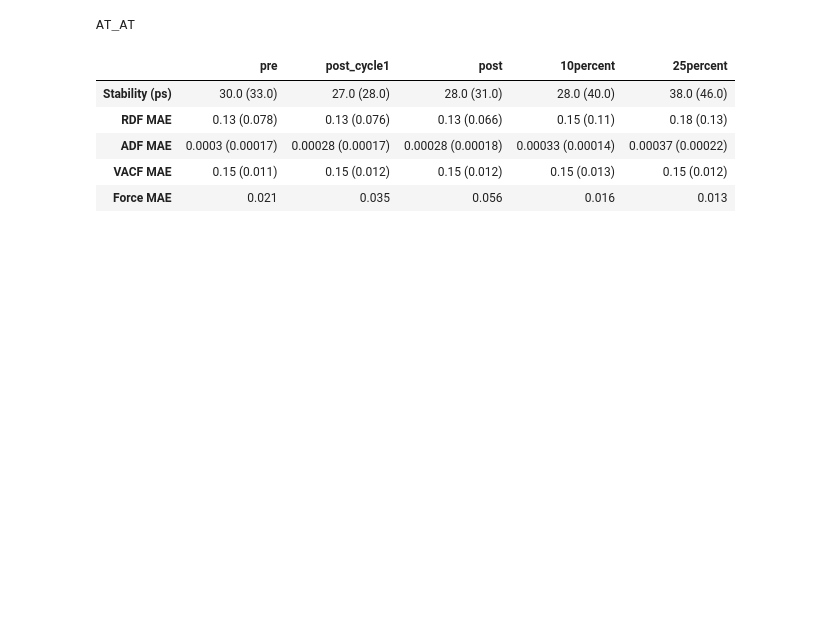
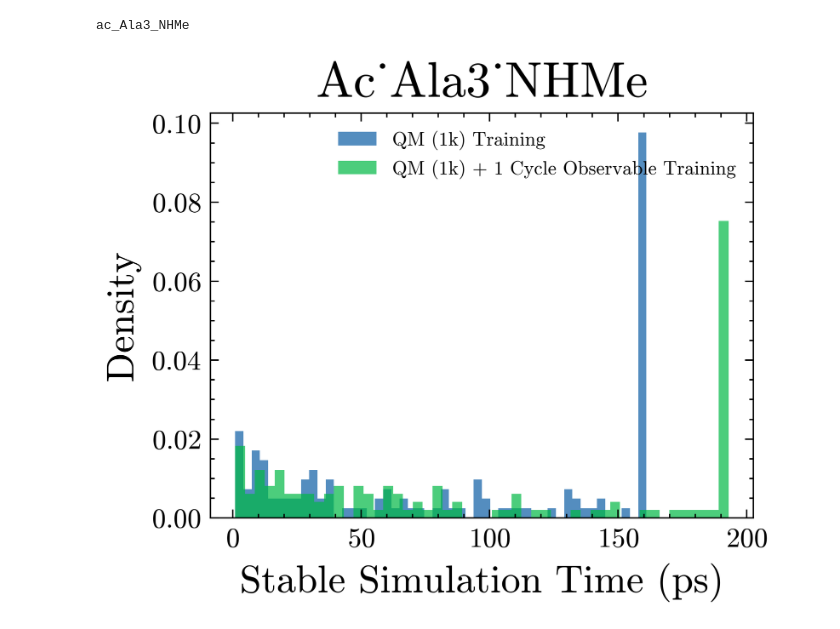
Before and after one commit to jeevster/implicit-md, a Jupyter notebook: make_figures.ipynb, the cells around one changed output. Cells and saved outputs as stored; diff of their text form; code cells hidden in the pictures; blank space fills up the shorter version.

```diff
--- a/make_figures.ipynb
+++ b/make_figures.ipynb
@@ -18,9 +18,12 @@ name_dict = {'pre': 'QM (1k) Training',
              'post_cycle1': 'QM (1k) + 1 Cycle Observable Training',
              'post_cycle2': 'QM (1k) + 2 Cycles Observable Training',
              'post_cycle3': 'QM (1k) + 3 Cycles Observable Training',
-             'post': 'QM (1k) + All Cycles Observable Training',
+             'post': 'QM (1k) + Observable Training',
              '10k': 'QM (10k) Training',
-             '50k': 'QM (50k) Training'}
+             '50k': 'QM (50k) Training',
+             '10percent': 'QM (10%) Training',
+             '25percent': 'QM (25%) Training'
+            }
 import matplotlib.pylab as pylab
 params = {'figure.dpi': 600,
             'axes.labelsize': 'small',
@@ -230,26 +233,25 @@ def plot_tic(molecule, exp_dir, gt_dir):
     # Add a single colorbar to the figure
     fig.colorbar(c1[3], ax=[ax1, ax2], orientation='vertical', pad=0.05)
     plt.show()
-# %%
-
-molecule = 'AT_AT'
-model = "nequip"
-lr="0.001"
-ef_weight="10"
-exp_dir = f'/global/cfs/projectdirs/m4319/sanjeevr/results_md22_correctedlogging_l=1/IMPLICIT_{model}_{molecule}_TEST_correctedlogging_lr={lr}_efweight={ef_weight}'
-names = ['pre', 'post_cycle1', 'post_cycle2', 'post_cycle3', 'post', '10percent', '25percent']
-collect_metrics(molecule, exp_dir, names)
-#plot_stability_distribution(molecule, exp_dir, names)
-# plot_observable_mae_distribution(molecule, exp_dir, names, 'rdf')
-# plot_observable_mae_distribution(molecule, exp_dir, names, 'rdf')
-# plot_observable_mae_distribution(molecule, exp_dir, names, 'vacf')
-# plot_observable_mae_difference_distribution(molecule, exp_dir, names, 'rdf')
-#plot_observable(molecule, exp_dir, names, 'rdf', diff=False)
-# %% [output]
-AT_AT
-|  | pre | post_cycle1 | post | 10percent | 25percent |
-| Stability (ps) | 30.0 (33.0) | 27.0 (28.0) | 28.0 (31.0) | 28.0 (40.0) | 38.0 (46.0) |
-| RDF MAE | 0.13 (0.078) | 0.13 (0.076) | 0.13 (0.066) | 0.15 (0.11) | 0.18 (0.13) |
-| ADF MAE | 0.0003 (0.00017) | 0.00028 (0.00017) | 0.00028 (0.00018) | 0.00033 (0.00014) | 0.00037 (0.00022) |
-| VACF MAE | 0.15 (0.011) | 0.15 (0.012) | 0.15 (0.012) | 0.15 (0.013) | 0.15 (0.012) |
-| Force MAE | 0.021 | 0.035 | 0.056 | 0.016 | 0.013 |
+# %%
+
+'''INPUTS'''
+logdir = 'results_md22_correctedlogging_l=1'
+molecule = 'ac_Ala3_NHMe'
+model = "nequip"
+lr="3e-05"
+ef_weight="100"
+
+exp_dir = f'/global/cfs/projectdirs/m4319/sanjeevr/{logdir}/IMPLICIT_{model}_{molecule}_TEST_correctedlogging_lr={lr}_efweight={ef_weight}'
+names = ['pre', 'post_cycle1']#, 'post_cycle2', 'post_cycle3', 'post']
+collect_metrics(molecule, exp_dir, names)
+plot_stability_distribution(molecule, exp_dir, names)
+# plot_observable_mae_distribution(molecule, exp_dir, names, 'vacf')
+
+# plot_observable_mae_distribution(molecule, exp_dir, names, 'rdf')
+# plot_observable_mae_distribution(molecule, exp_dir, names, 'vacf')
+# plot_observable_mae_difference_distribution(molecule, exp_dir, names, 'rdf')
+#plot_observable(molecule, exp_dir, names, 'rdf', diff=False)
+# %% [output]
+ac_Ala3_NHMe
+[figure, added]
```
Also changed, not shown: 3 other files.
